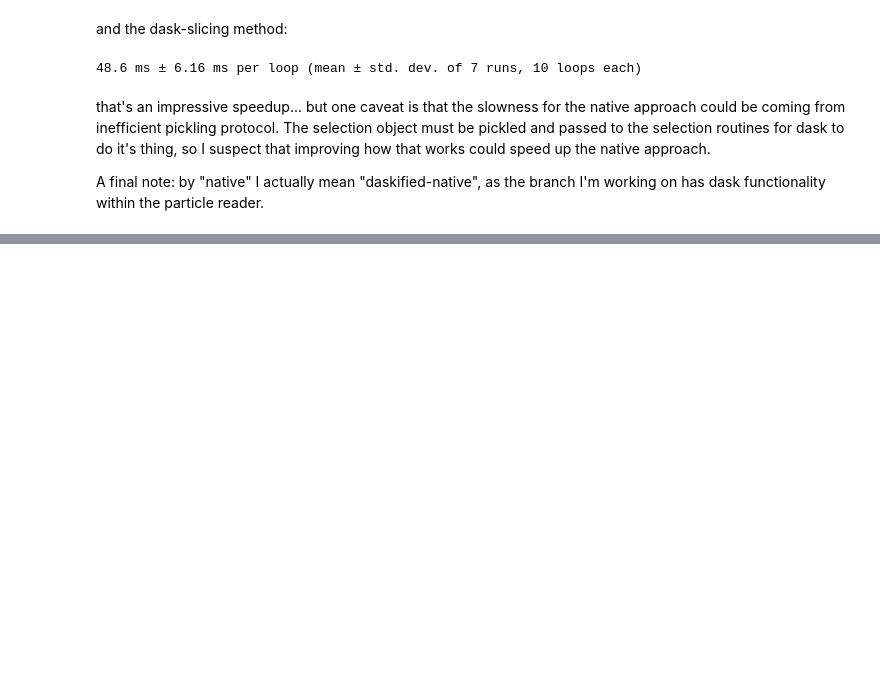
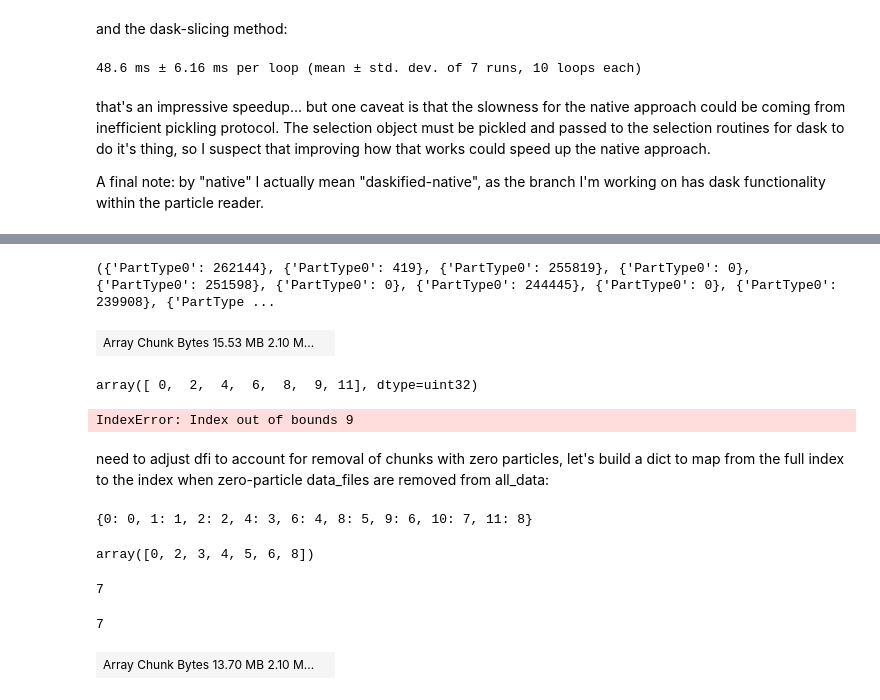
Before and after one commit to data-exp-lab/yt-dask-experiments, a Jupyter notebook: notebooks/returing_dask_arrays.ipynb, the cells around one changed output, grey strips where cells are left out. Drawn from its saved outputs; the diff is of its cells as text; code cells hidden in the pictures; blank space fills up the shorter version.

```diff
--- a/notebooks/returing_dask_arrays.ipynb
+++ b/notebooks/returing_dask_arrays.ipynb
@@ -188,0 +318,5 @@ A final note: by "native" I actually mean "daskified-native", as the branch I'm
+# %%
+import yt
+
+ds = yt.load_sample("snapshot_033")
+ad = ds.all_data()
@@ -188,0 +337,75 @@ A final note: by "native" I actually mean "daskified-native", as the branch I'm
+# %%
+def get_all_data(ds, field, all_data):
+
+    # instantiate the dask arrays that store the field as well as the particle coordinates and hmsl
+    # each dask array will have the same number of dask chunks, each dask chunk points to a single yt index.data_files object
+    ptype = field[0]
+    coordfield=(ptype, "Coordinates") # needed for final mask
+    hmlsfield=(ptype, "smoothing_length") # needed for final mask
+    fields = [field, coordfield, hmlsfield]
+    ad.get_data(fields=fields) # will instantiate all the dask arrays
+
+    # pull out the references
+    data = ad[field]
+    pos = ad[coordfield]
+    hmsl = ad[hmlsfield]
+
+
+    return data, pos, hmsl
+# %%
+field = ("PartType0","Density")
+
+data, pos, hmsl = get_all_data(ds, field, ad)
+# %% [output]
+({'PartType0': 262144}, {'PartType0': 419}, {'PartType0': 255819}, {'PartType0': 0}, {'PartType0': 251598}, {'PartType0': 0}, {'PartType0': 244445}, {'PartType0': 0}, {'PartType0': 239908}, {'PartType ...
+# %%
+data
+# %% [output]
+| Array Chunk Bytes 15.53 MB 2.10 M... |  |
+# %%
+sp = ds.sphere(ds.domain_center,ds.quan(1,'code_length'))
+
+dfi, file_masks, addfi = ds.index.regions.identify_file_masks(
+                        sp.selector
+                    )
+dfi
+# %% [output]
+array([ 0,  2,  4,  6,  8,  9, 11], dtype=uint32)
+# %%
+# ok, but the all_data call returns non-zero chunks only, so not all chunks are there and we get an index error
+data.blocks[dfi]
+# %% [output]
+IndexError: Index out of bounds 9
+# %% [markdown]
+need to adjust dfi to account for removal of chunks with zero particles, let's build a dict to map from the full index to the index when zero-particle data_files are removed from all_data:
+# %%
+offset = 0
+mapping = {}
+for i in range(len(ds.index.data_files)):
+    if ds.index.data_files[i].total_particles[field[0]] > 0:
+        mapping[i] = i - offset
+    else:
+        offset += 1
+
+# dfi_new = np.array(dfi_new)
+mapping
+# %% [output]
+{0: 0, 1: 1, 2: 2, 4: 3, 6: 4, 8: 5, 9: 6, 10: 7, 11: 8}
+# %%
+import numpy as np
+dfi_new = np.array([mapping[i] for i in dfi if i in mapping]) # if it's not in mapping, it's a zero
+dfi_new
+# %% [output]
+array([0, 2, 3, 4, 5, 6, 8])
+# %%
+len(dfi)
+# %% [output]
+7
+# %%
+len(dfi_new)
+# %% [output]
+7
+# %%
+data.blocks[dfi_new]
+# %% [output]
+| Array Chunk Bytes 13.70 MB 2.10 M... |  |
```
Also changed, not shown: parts of 43 cells of this notebook.
